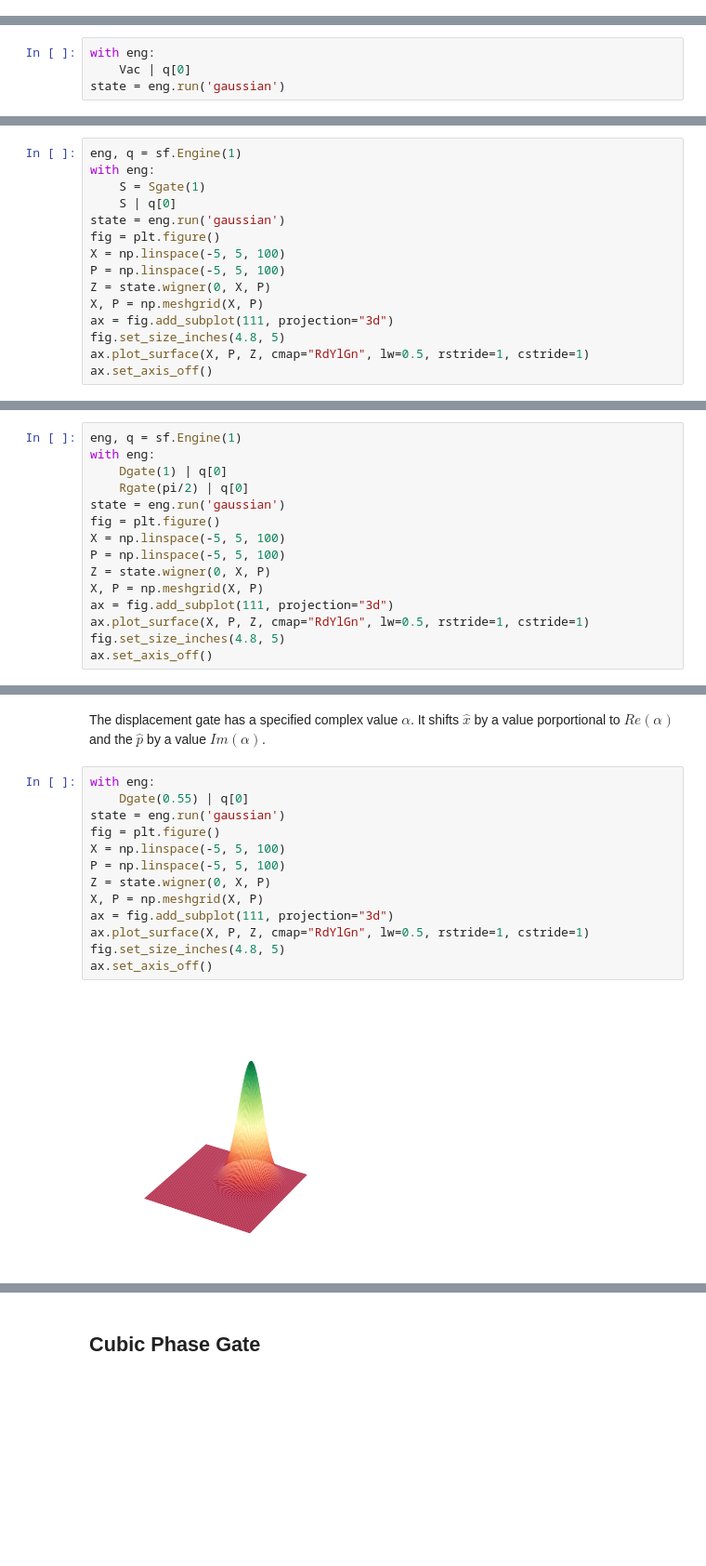
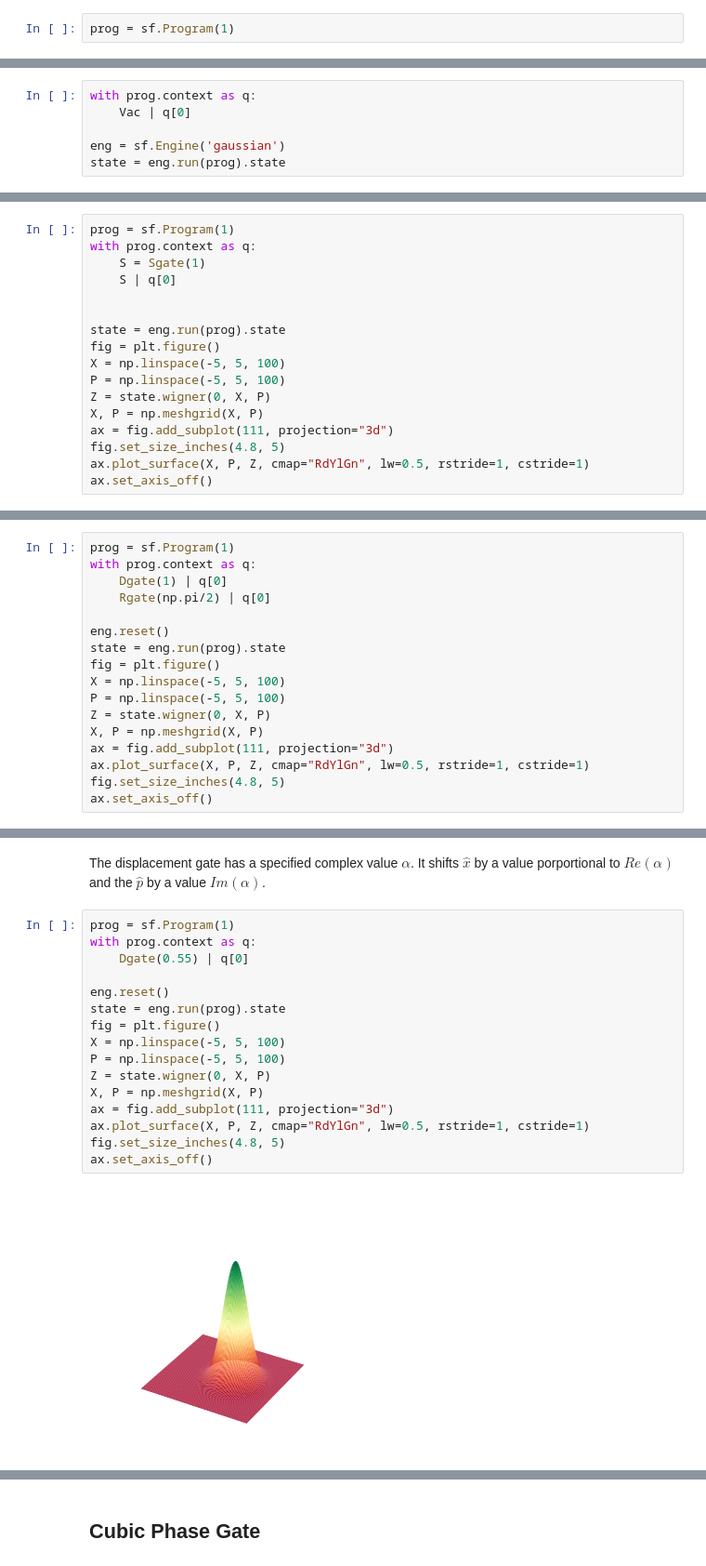
Before and after one commit to XanaduAI/strawberryfields, a Jupyter notebook: doc/gallery/gate_visualisation/GateVisualisation.ipynb, the cells around one changed output, grey strips where cells are left out. Shown at 93% size. Saved outputs shown, nothing was run; the diff lists cells and outputs as text; blank space fills up the shorter version.

```diff
--- a/doc/gallery/gate_visualisation/GateVisualisation.ipynb
+++ b/doc/gallery/gate_visualisation/GateVisualisation.ipynb
@@ -28,9 +28,13 @@ eng, q = sf.Engine(1)
+# %%
+prog = sf.Program(1)
 # %% [markdown]
 We declare our quantum circuit using the engine. We can prepare the Vacuum state on one qumode using `|`.
 # %%
-with eng:
+with prog.context as q:
     Vac | q[0]
-state = eng.run('gaussian')
+
+eng = sf.Engine('gaussian')
+state = eng.run(prog).state
 # %% [markdown]
 It should be noted that the default state in strawberry fields is the vacuum state. The above gate is listed to show the operation.
 # %% [markdown]
@@ -56,11 +60,13 @@ We can make a couple of observations from the Gaussian distribution above. We no
 # %% [markdown]
 The squeezing gate can also be thought of as a transformation on the position and momentum axes. The squeezing gate scales $x$ to $e^{ - r}\hat{x} _\phi$ and scales $p$ with $e^{r}\hat{p} _\phi$. In the Wigner function, we can see the probability distribution being lengthened on the momentum axis and being pinched on the position axis. As the squeezing gate is a Gaussian gate, there are no regions of negative quasi-probabilty.
 # %%
-eng, q = sf.Engine(1)
-with eng:
+prog = sf.Program(1)
+with prog.context as q:
     S = Sgate(1)
     S | q[0]
-state = eng.run('gaussian')
+
+
+state = eng.run(prog).state
 fig = plt.figure()
 X = np.linspace(-5, 5, 100)
 P = np.linspace(-5, 5, 100)
@@ -80,11 +86,13 @@ The below animation shows the squeezing gate acting on the vacuum state with inc
 # %% [markdown]
 The rotation gate shifts the $\hat{x}$ quadrature to $\hat{x}$ $\cos \phi$ - $\hat{p}\sin$ $\phi$ and $\hat{p}$ to $\hat{p}$ $\cos \phi$ + $\hat{x}\sin$  $\phi$. In other words, the gate simply rotates the phase space.
 # %%
-eng, q = sf.Engine(1)
-with eng:
+prog = sf.Program(1)
+with prog.context as q:
     Dgate(1) | q[0]
-    Rgate(pi/2) | q[0]
-state = eng.run('gaussian')
+    Rgate(np.pi/2) | q[0]
+
+eng.reset()
+state = eng.run(prog).state
 fig = plt.figure()
 X = np.linspace(-5, 5, 100)
 P = np.linspace(-5, 5, 100)
@@ -106,20 +114,23 @@ Similarily, the rotation gate is applied with an increasing parameter in the bel
 # %% [markdown]
 The displacement gate has a specified complex value $\alpha$. It shifts $\hat{x}$ by a value porportional to $Re(\alpha)$ and the $\hat {p}$ by a value $Im({\alpha})$.
 # %%
-with eng:
+prog = sf.Program(1)
+with prog.context as q:
     Dgate(0.55) | q[0]
-state = eng.run('gaussian')
+
+eng.reset()
+state = eng.run(prog).state
 fig = plt.figure()
 X = np.linspace(-5, 5, 100)
 P = np.linspace(-5, 5, 100)
 Z = state.wigner(0, X, P)
 X, P = np.meshgrid(X, P)
 ax = fig.add_subplot(111, projection="3d")
 ax.plot_surface(X, P, Z, cmap="RdYlGn", lw=0.5, rstride=1, cstride=1)
 fig.set_size_inches(4.8, 5)
 ax.set_axis_off()
 # %% [output]
-[figure, old version]
+[figure, new version]
 # %% [markdown]
 As $\alpha$ increases in value, the state is displaced more to the right.
 ![disp](gifs/displacementgif.gif)
```
Also changed, not shown: parts of 5 cells of this notebook, 1 other file.
